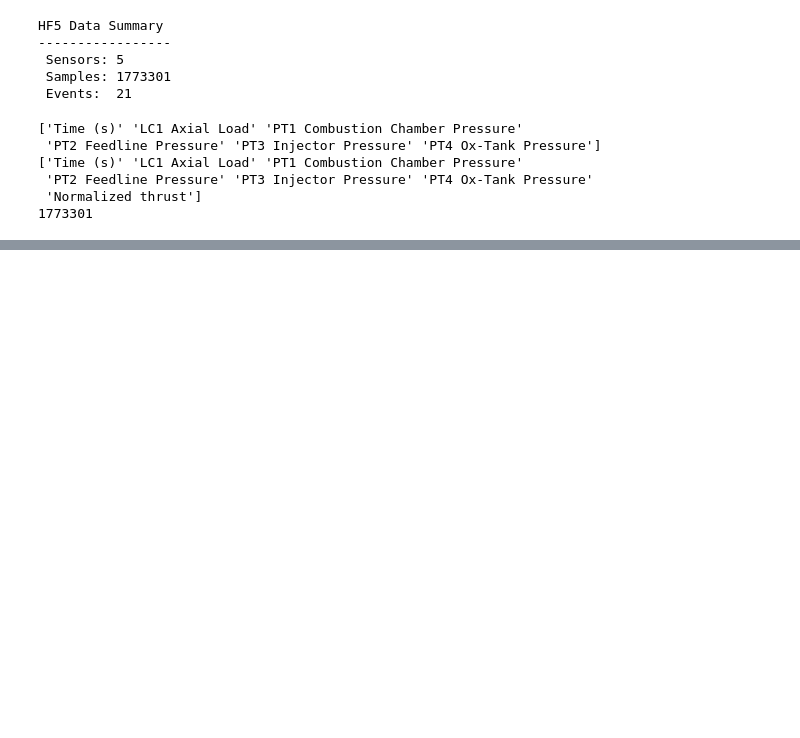
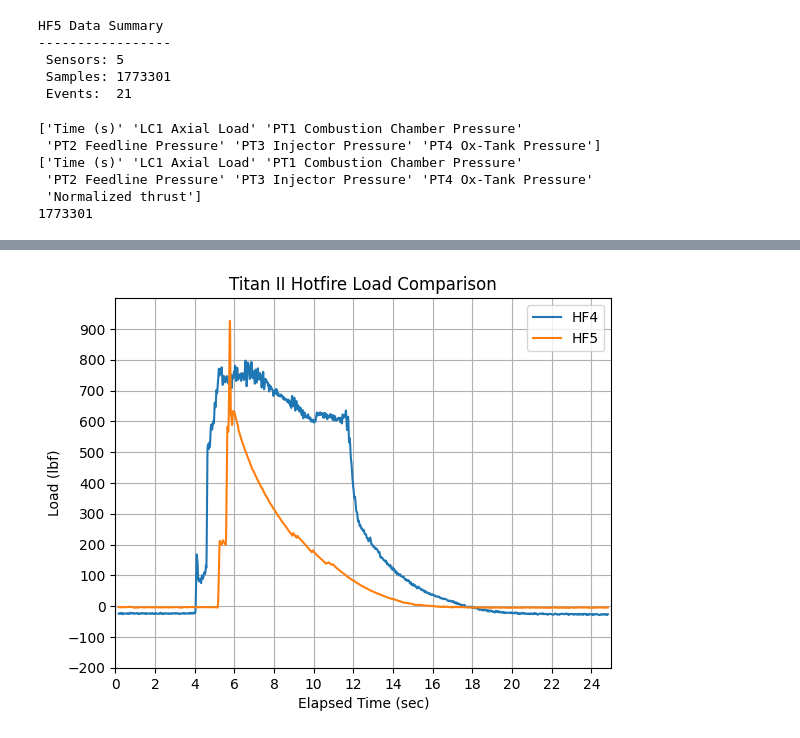
Before and after one commit to rice-eclipse/hotfire-data, a Jupyter notebook: analysis-titan-hf-5.ipynb, the cells around one changed output, grey strips where cells are left out. Saved outputs shown, nothing was run; the diff lists cells and outputs as text; code cells hidden in the pictures; blank space fills up the shorter version.

Commit message:
hf4 comparisons

```diff
--- a/analysis-titan-hf-5.ipynb
+++ b/analysis-titan-hf-5.ipynb
@@ -86,0 +87,37 @@ plt.show()
+# %%
+lpf = LPF(fs=300, length=51, cutoff=15, window="blackman")
+
+DATA_DIR_HF4 = "titan-hf-4"
+events_hf4 = [{'secs': '6519', 'elapsed': '00:00', 'delta': '00:00', 'type': 'Ignition', 'info': ''}, {'secs': '6709', 'elapsed': '00:00', 'delta': '00:00', 'type': 'End', 'info': ''}]
+label_hf4, data_hf4 = prep.import_data(DATA_DIR_HF4, events_hf4)
+times_hf4 = data_hf4[:, 0]
+
+time_start = float(events[17]["secs"])+10.0
+time_end = time_start + 25
+sample_start = vis.nearest_sample(data, time_start)
+sample_end = vis.nearest_sample(data, time_end)
+times_event = [t - time_start for t in times[sample_start:sample_end]]
+data_event = data[sample_start:sample_end, 6]
+
+time_start_hf4 = 6519.0
+time_end_hf4 = time_start_hf4 + 25
+sample_start_hf4 = vis.nearest_sample(data_hf4, time_start_hf4)
+sample_end_hf4 = vis.nearest_sample(data_hf4, time_end_hf4)
+times_event_hf4 = [t - time_start_hf4 for t in times_hf4[sample_start_hf4:sample_end_hf4]]
+data_event_hf4 = data_hf4[sample_start_hf4:sample_end_hf4, 1]
+
+plt.figure(dpi=100)
+plt.plot(times_event_hf4[51:-51],
+         lpf.apply(data_event_hf4)[51:-51],
+         label="HF4", c="tab:blue")
+plt.plot(times_event[51:-51],
+         lpf.apply(data_event)[51:-51],
+         label="HF5", c="tab:orange")
+plt.legend(); plt.grid()
+plt.title("Titan II Hotfire Load Comparison")
+plt.xlabel("Elapsed Time (sec)"); plt.ylabel("Load (lbf)")
+plt.xlim((0, 25)); plt.ylim((-200, 1000))
+plt.xticks(range(0, 26, 2)); plt.yticks(range(-200, 1000, 100))
+plt.show()
+# %% [output]
+[figure, added]
```
Also changed, not shown: parts of 2 cells of this notebook, 1 other file.
